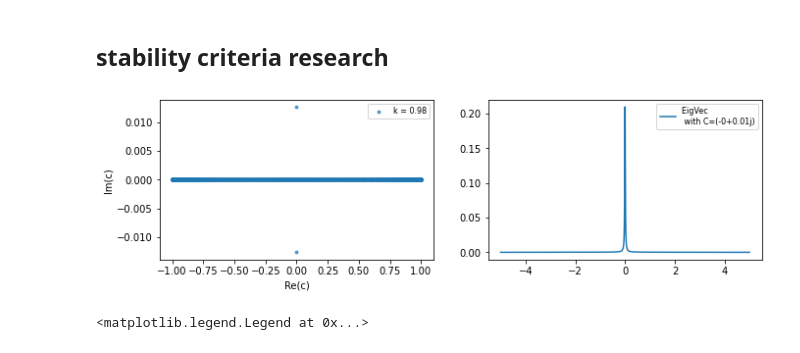
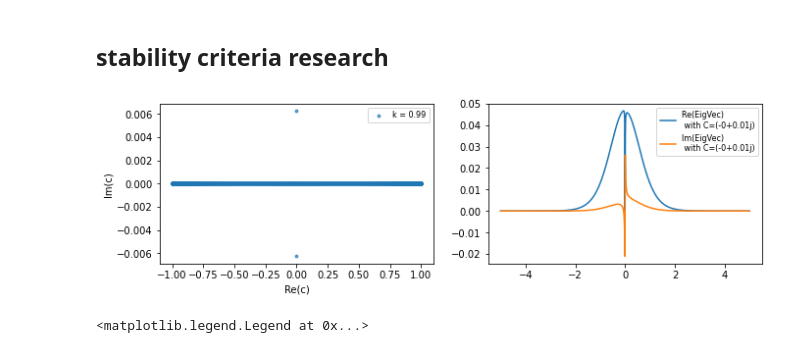
Before and after one commit to olgaborodina/damped_perturbations, a Jupyter notebook: Rayleigh_equation.ipynb, the cells around one changed output. Drawn from its saved outputs; the diff is of its cells as text; code cells hidden in the pictures.

Commit message:
Fix plots & do some cleaning

```diff
--- a/Rayleigh_equation.ipynb
+++ b/Rayleigh_equation.ipynb
@@ -9,21 +9,20 @@ import matplotlib.pyplot as plt
 ## initial state
 # %%
 a = 5
-k = 1
 
 right_part = np.geomspace(1, a + 1, 1000)
 y = np.append(right_part - 1,- right_part + 1)
 y = np.unique(y) #np.linspace(-a, a, 1001)
-y_ = y.copy() #np.linspace(-a, a, 1001)
 
-Y, Y_ = np.meshgrid(y, y_)
+Y, Y_ = np.meshgrid(y, y, indexing='ij')
 
-step_y = y - np.roll(y, 1)
-step_y_ = np.roll(y, -1) - y
-step_y[0] = step_y_[-1] = 0
+step_y1 = y - np.roll(y, 1)
+step_y2 = np.roll(y, -1) - y
+step_y1[0] = step_y2[-1] = 0
+step_y = (step_y1 + step_y2) / 2 #trapezoidal rule
 
 u = np.tanh(y)
-dev2u = - 2 * np.tanh(y) / np.cosh(y) ** 2
+dev2u = - 2 * np.tanh(y) / (np.cosh(y) ** 2)
 
 min_Y = np.minimum(Y, Y_)
 max_Y = np.maximum(Y, Y_)
@@ -39,11 +38,14 @@ zeta_exact = -2 / np.cosh(y) ** 3
 ## functions
 # %%
 def count_eigen(k, a, max_Y, u, min_Y, dev2u, step_y):
-    green = - (np.exp(- k * max_Y) - np.exp(- k * (2 * a - max_Y))) \
-             * (np.exp(k * min_Y) - np.exp(- k * (2 * a + min_Y))) \
-             / (1 - np.exp(- 4 * k * a)) / 2 / k
-    kernel = np.diag(u) - (dev2u * green * step_y[:, np.newaxis] +
-                           dev2u * green * step_y_[:, np.newaxis]) / 2
+    green = - (np.exp(- k * max_Y) - np.exp(- k * (2 * a - max_Y))) * \
+              (np.exp(k * min_Y) - np.exp(- k * (2 * a + min_Y))) / \
+              (1 - np.exp(- 4 * k * a)) / 2 / k
+
+    kernel = np.diag(u) - (np.tile(dev2u, (len(dev2u), 1)).T * #np.tile() for manual
+                           green *                             #broadcasting
+                           np.tile(step_y, (len(step_y), 1)))
+
     val, vect = l.eig(kernel)
     return val, vect
 # %%
@@ -65,7 +67,9 @@ def plot_eigen(val, vect, k):
     vect = vect.T
     idx_complexval1 = np.imag(val).argmax()
     idx_complexval2 = np.imag(val).argmin()
-    plt.plot(y, vect[idx_complexval1], label=f'EigVec \n with C={val[idx_complexval1].round(2)}')
+    plt.plot(y, np.real(vect[idx_complexval1]), label=f'Re(EigVec) \n with C={val[idx_complexval1].round(2)}')
+    plt.plot(y, np.imag(vect[idx_complexval1]), label=f'Im(EigVec) \n with C={val[idx_complexval1].round(2)}')
+
     plt.legend(fontsize=8)
 
     return plt.show()
@@ -98,10 +102,11 @@ def plot_difference(vals, vect, k):
 # %% [markdown]
 ## stability criteria research
 # %%
-vals, vect = count_eigen(0.98, a, max_Y, u, min_Y, dev2u, step_y)
-plot_eigen(vals, vect, 0.98)
+k = 0.99
+vals, vect = count_eigen(k, a, max_Y, u, min_Y, dev2u, step_y)
+plot_eigen(vals, vect, k)
 # %% [output]
-[figure, old version]
+[figure, new version]
 # %%
 imag_vals = []
 for k in np.linspace(0.995, 1., 50):
```
Also changed, not shown: parts of 6 cells of this notebook.
